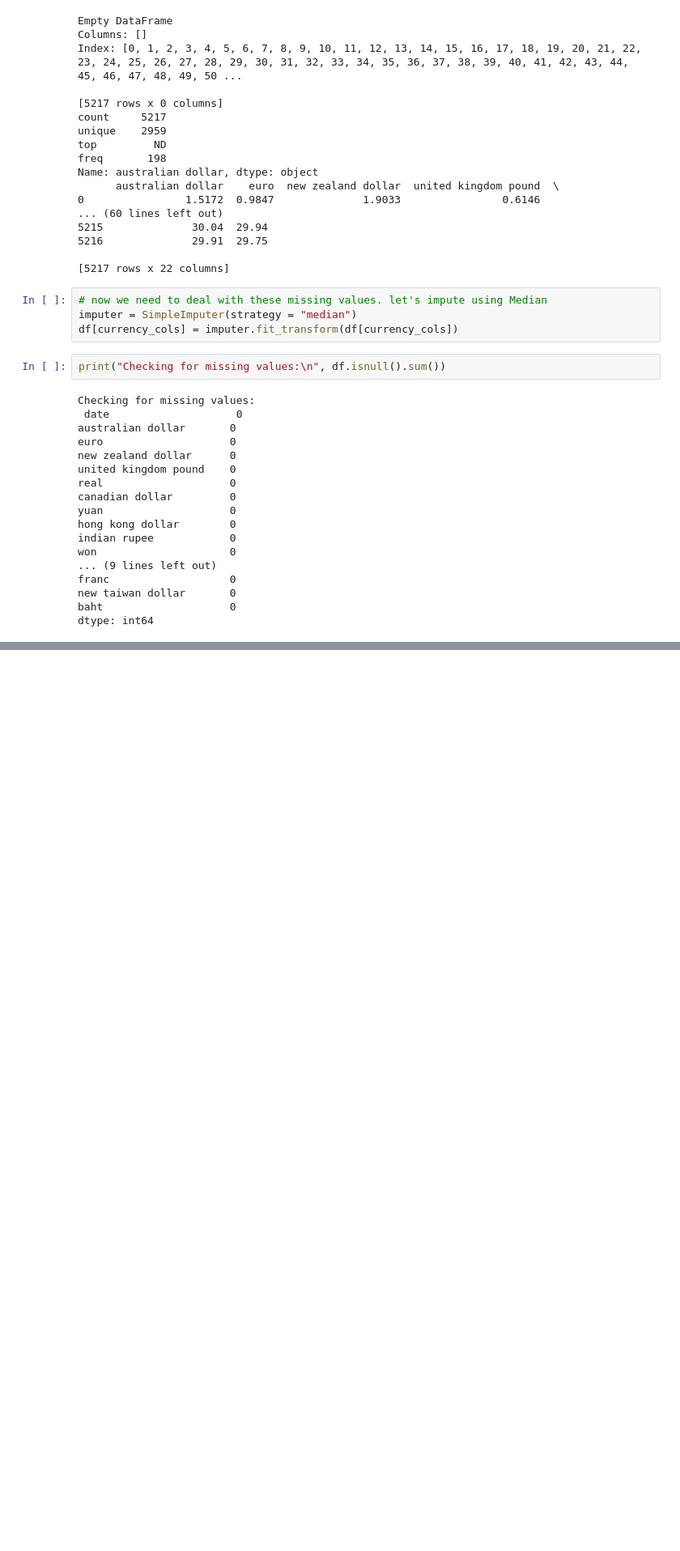
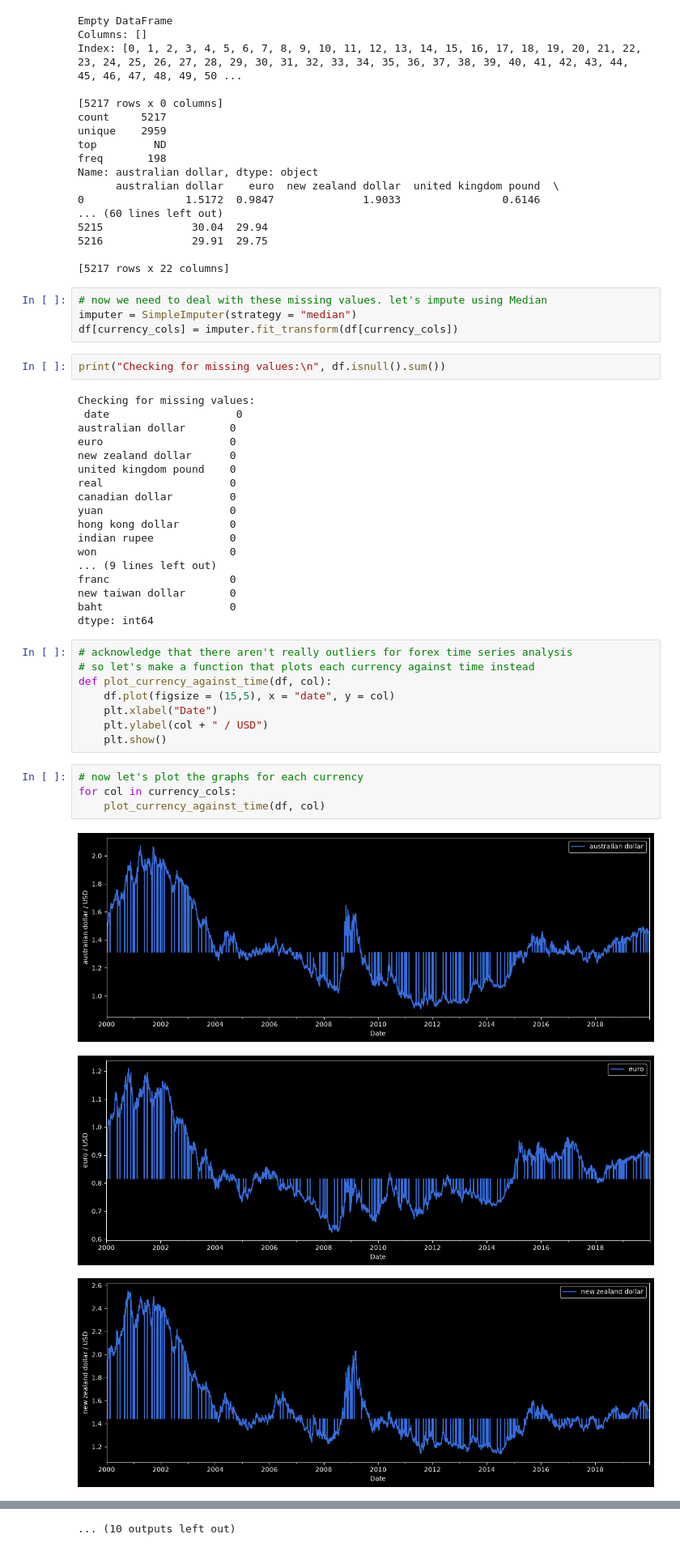
Before and after one commit to Smod1/forex-currency-prediction, a Jupyter notebook: analysis.ipynb, the cells around one changed output, grey strips where cells are left out. Shown at 81% size. Cells and saved outputs as stored; diff of their text form; blank space fills up the shorter version.

Commit message:
Created function plot_currency_against_time, to plot each currency progression over time and plotted for each currency_col.

```diff
--- a/analysis.ipynb
+++ b/analysis.ipynb
@@ -152,3 +152,19 @@ franc                   0
 new taiwan dollar       0
 baht                    0
 dtype: int64
+# %%
+# acknowledge that there aren't really outliers for forex time series analysis
+# so let's make a function that plots each currency against time instead
+def plot_currency_against_time(df, col):
+    df.plot(figsize = (15,5), x = "date", y = col)
+    plt.xlabel("Date")
+    plt.ylabel(col + " / USD")
+    plt.show()
+# %%
+# now let's plot the graphs for each currency
+for col in currency_cols:
+    plot_currency_against_time(df, col)
+# %% [output]
+[figure, added]
+[figure, added]
+[figure, added]
@@ -154,0 +180 @@ dtype: int64
+... (10 outputs left out)
```
Also changed, not shown: parts of 1 cell of this notebook.
